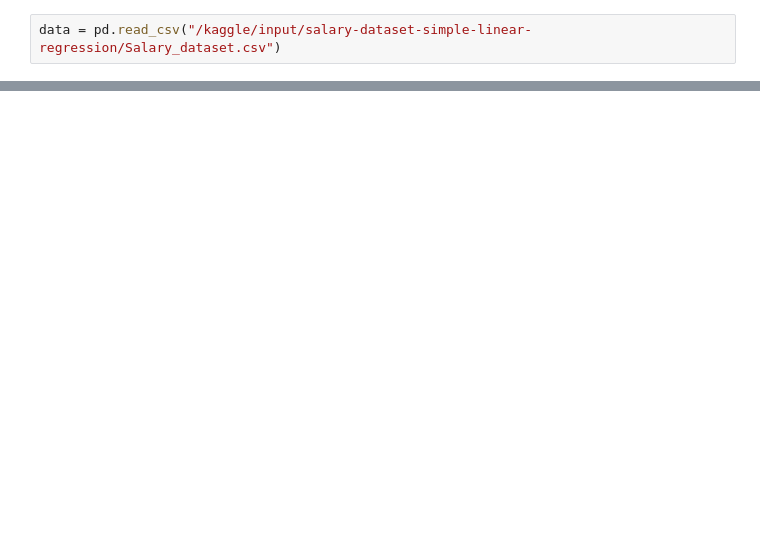
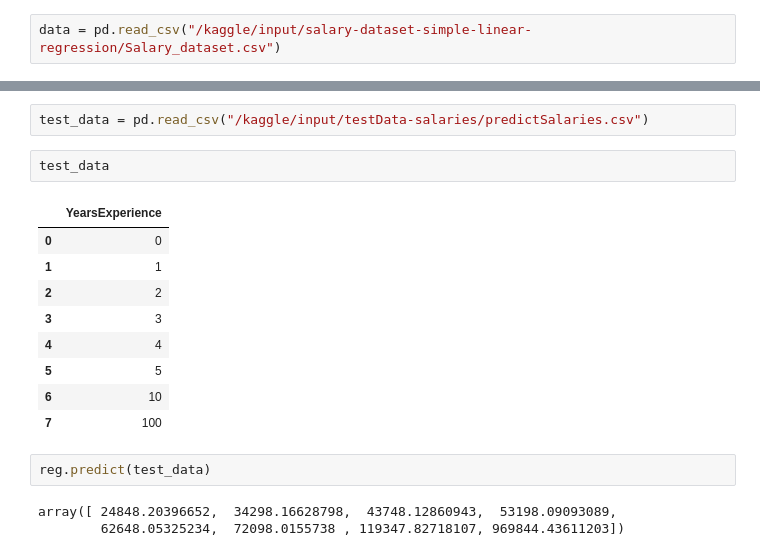
Before and after one commit to Phaneendra-Bottu/Kaggle, a Jupyter notebook: salaryPredction-linear-regression.ipynb, the cells around one changed output, grey strips where cells are left out. Drawn from its saved outputs; the diff is of its cells as text; blank space fills up the shorter version.

```diff
--- a/salaryPredction-linear-regression.ipynb
+++ b/salaryPredction-linear-regression.ipynb
@@ -30,0 +82,19 @@ data
+# %%
+test_data = pd.read_csv("/kaggle/input/testData-salaries/predictSalaries.csv")
+# %%
+test_data
+# %% [output]
+|  | YearsExperience |
+| 0 | 0 |
+| 1 | 1 |
+| 2 | 2 |
+| 3 | 3 |
+| 4 | 4 |
+| 5 | 5 |
+| 6 | 10 |
+| 7 | 100 |
+# %%
+reg.predict(test_data)
+# %% [output]
+array([ 24848.20396652,  34298.16628798,  43748.12860943,  53198.09093089,
+        62648.05325234,  72098.0155738 , 119347.82718107, 969844.43611203])
```
Also changed, not shown: parts of 11 cells of this notebook.
